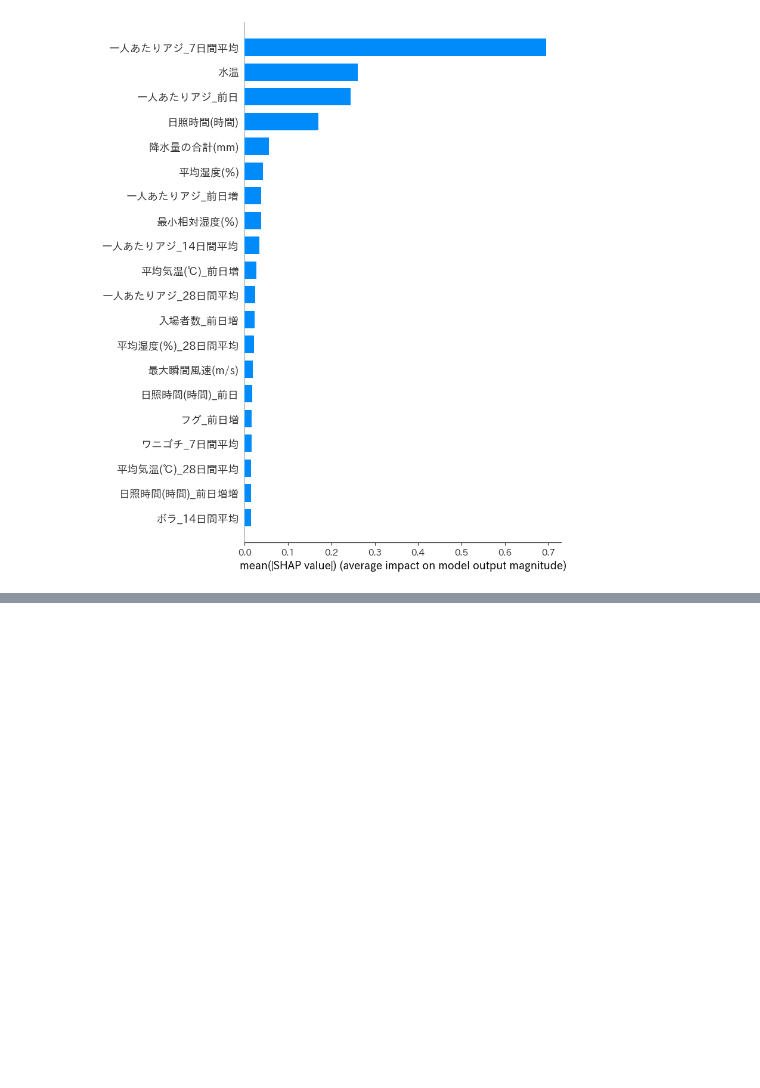
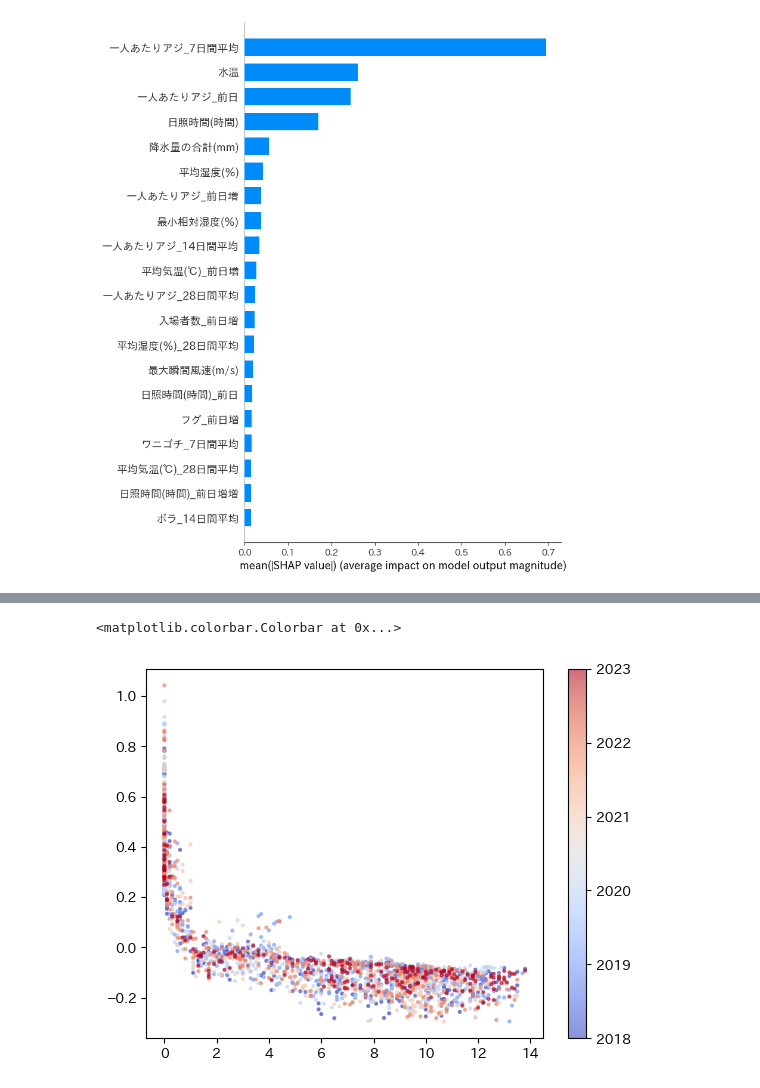
Before and after one commit to aoda2/shap_example, a Jupyter notebook: shap_アジ.ipynb, the cells around one changed output, grey strips where cells are left out. Cells and saved outputs as stored; diff of their text form; code cells hidden in the pictures; blank space fills up the shorter version.

```diff
--- a/shap_アジ.ipynb
+++ b/shap_アジ.ipynb
@@ -67,0 +118,19 @@ shap.dependence_plot("水温", shap_values, X)
+# %%
+year = org_X["年月日"].apply(lambda x: int(x.split("-")[0]))
+
+# name = "一人あたりアジ_7日間平均"
+name = "日照時間(時間)"
+# name = "水温"
+
+plt.scatter(
+    X[name], # 横軸
+    shap_values[:,X.columns.get_loc(name)], # 縦軸
+    s=4,
+    alpha=0.6,
+    c=year,
+    cmap="coolwarm",
+)
+plt.colorbar()
+# %% [output]
+<matplotlib.colorbar.Colorbar at 0x...>
+[figure, added]
```
Also changed, not shown: parts of 9 cells of this notebook, 1 other file.
